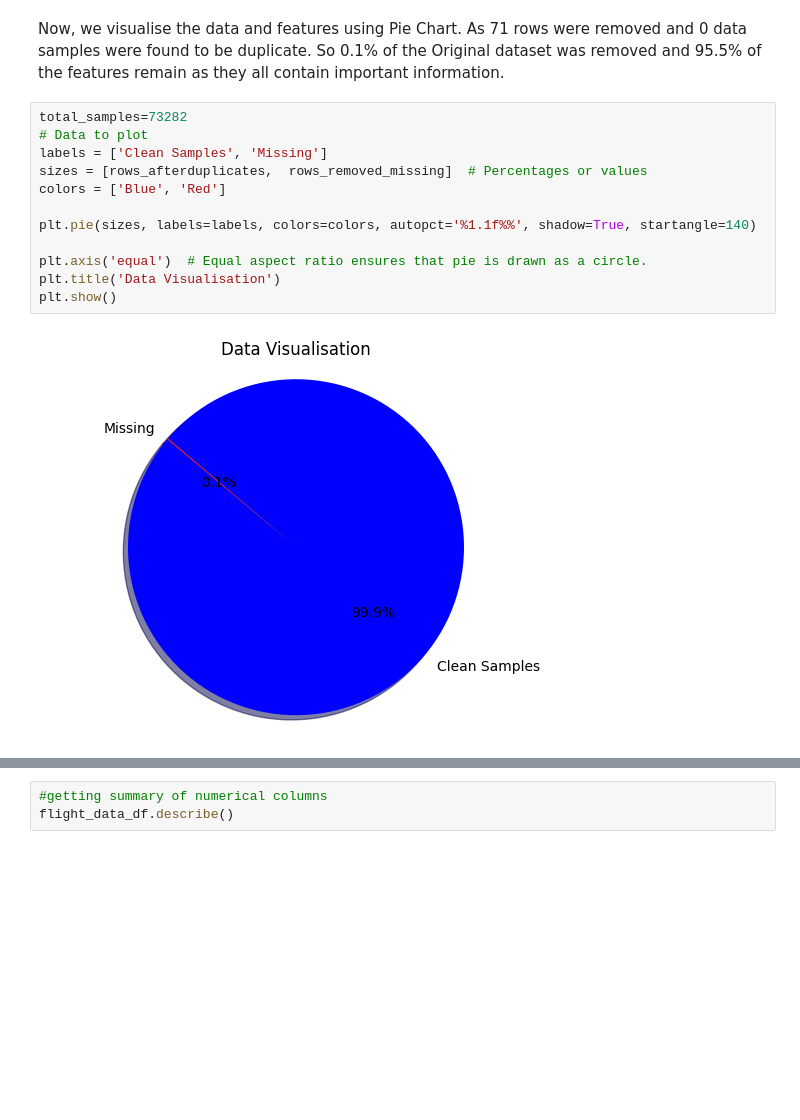
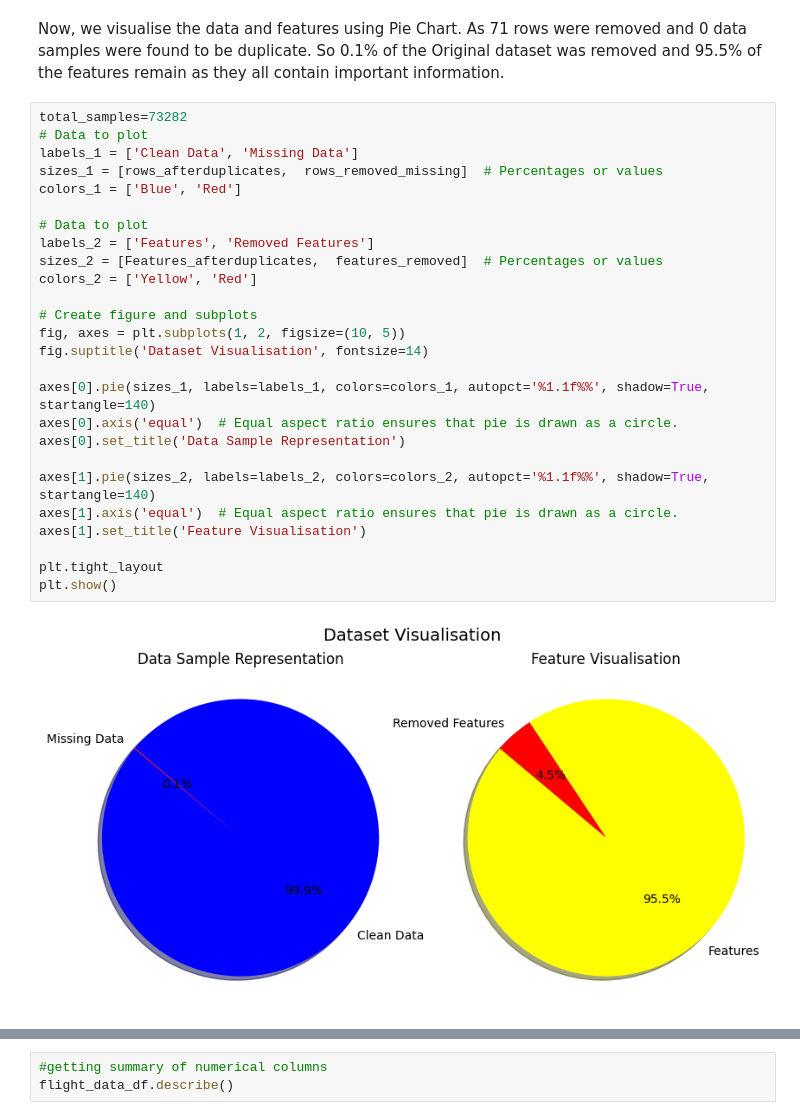
Before and after one commit to shayari21/Flight-Delay-Analysis, a Jupyter notebook: Data_Analysis.ipynb, the cells around one changed output, grey strips where cells are left out. Drawn from its saved outputs; the diff is of its cells as text; blank space fills up the shorter version.

```diff
--- a/Data_Analysis.ipynb
+++ b/Data_Analysis.ipynb
@@ -162,14 +178,28 @@ Now, we visualise the data and features using Pie Chart. As 71 rows were removed
 # %%
 total_samples=73282
 # Data to plot
-labels = ['Clean Samples', 'Missing']
-sizes = [rows_afterduplicates,  rows_removed_missing]  # Percentages or values
-colors = ['Blue', 'Red']
+labels_1 = ['Clean Data', 'Missing Data']
+sizes_1 = [rows_afterduplicates,  rows_removed_missing]  # Percentages or values
+colors_1 = ['Blue', 'Red']
 
-plt.pie(sizes, labels=labels, colors=colors, autopct='%1.1f%%', shadow=True, startangle=140)
+# Data to plot
+labels_2 = ['Features', 'Removed Features']
+sizes_2 = [Features_afterduplicates,  features_removed]  # Percentages or values
+colors_2 = ['Yellow', 'Red']
 
-plt.axis('equal')  # Equal aspect ratio ensures that pie is drawn as a circle.
-plt.title('Data Visualisation')
+# Create figure and subplots
+fig, axes = plt.subplots(1, 2, figsize=(10, 5))
+fig.suptitle('Dataset Visualisation', fontsize=14)
+
+axes[0].pie(sizes_1, labels=labels_1, colors=colors_1, autopct='%1.1f%%', shadow=True, startangle=140)
+axes[0].axis('equal')  # Equal aspect ratio ensures that pie is drawn as a circle.
+axes[0].set_title('Data Sample Representation')
+
+axes[1].pie(sizes_2, labels=labels_2, colors=colors_2, autopct='%1.1f%%', shadow=True, startangle=140)
+axes[1].axis('equal')  # Equal aspect ratio ensures that pie is drawn as a circle.
+axes[1].set_title('Feature Visualisation')
+
+plt.tight_layout
 plt.show()
 # %% [output]
-[figure, old version]
+[figure, new version]
```
Also changed, not shown: parts of 28 cells of this notebook.
